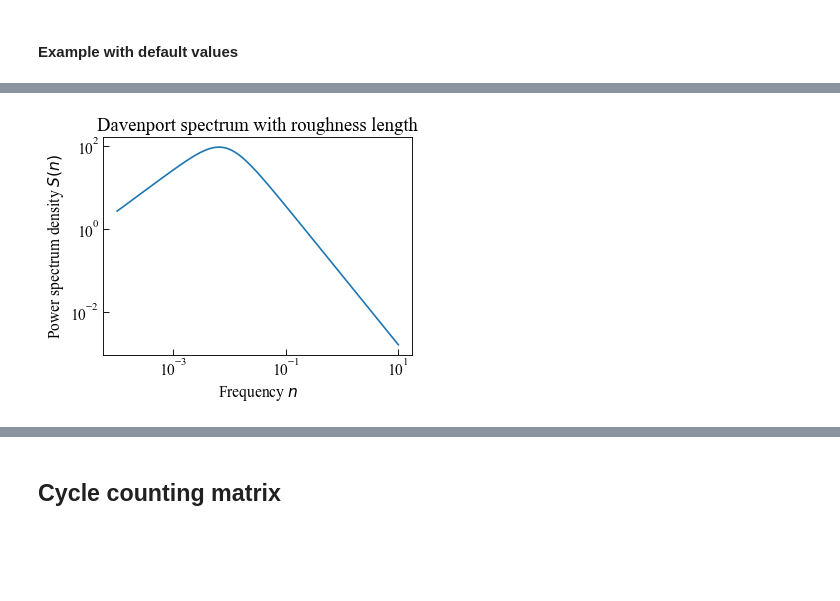
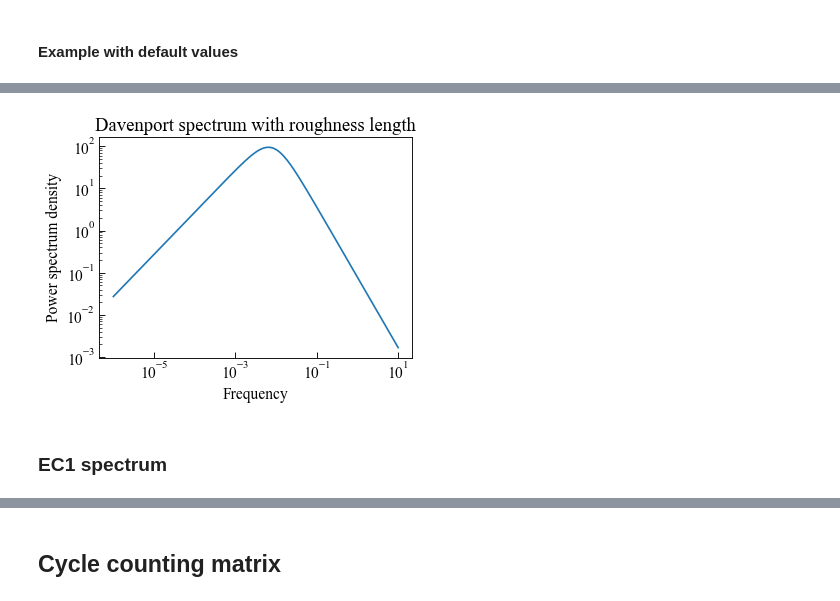
Before and after one commit to dpzhuX/ffpack, a Jupyter notebook: docs/source/load spectra and matrices.ipynb, the cells around one changed output, grey strips where cells are left out. Cells and saved outputs as stored; diff of their text form; code cells hidden in the pictures; blank space fills up the shorter version.

```diff
--- a/docs/source/load spectra and matrices.ipynb
+++ b/docs/source/load spectra and matrices.ipynb
@@ -576,5 +582,5 @@ plt.show()
 # %%
-dsrnfRange = [ 10**i for i in np.linspace( -4, 1, num=121 ) ]
+dsrnfRange = [ 10**i for i in np.linspace( -6, 1, num=181 ) ]
 # %%
 uz = 10
 dsrnfResults = [ davenportSpectrumWithRoughnessLength( n, uz, normalized=False )
@@ -582,18 +588,22 @@ dsrnfResults = [ davenportSpectrumWithRoughnessLength( n, uz, normalized=False )
 # %%
 fig, ax = plt.subplots()
 plt.xscale("log")
 plt.yscale("log")
 
 ax.plot( np.array( dsrnfRange ),
          np.array( dsrnfResults ) )
 
 ax.tick_params(axis='x', direction="in", length=5)
 ax.tick_params(axis='y', direction="in", length=5)
-ax.set_xlabel( "Frequency $n$" )
-ax.set_ylabel( "Power spectrum density $S(n)$" )
+ax.tick_params(axis='x', direction="in", length=3, which='minor')
+ax.tick_params(axis='y', direction="in", length=3, which='minor')
+ax.set_xlabel( "Frequency" )
+ax.set_ylabel( "Power spectrum density" )
 ax.set_title( "Davenport spectrum with roughness length" )
 
 plt.tight_layout()
 plt.show()
 # %% [output]
-[figure, old version]
+[figure, new version]
+# %% [markdown]
+### EC1 spectrum
```
Also changed, not shown: parts of 37 cells of this notebook, 2 other files.
